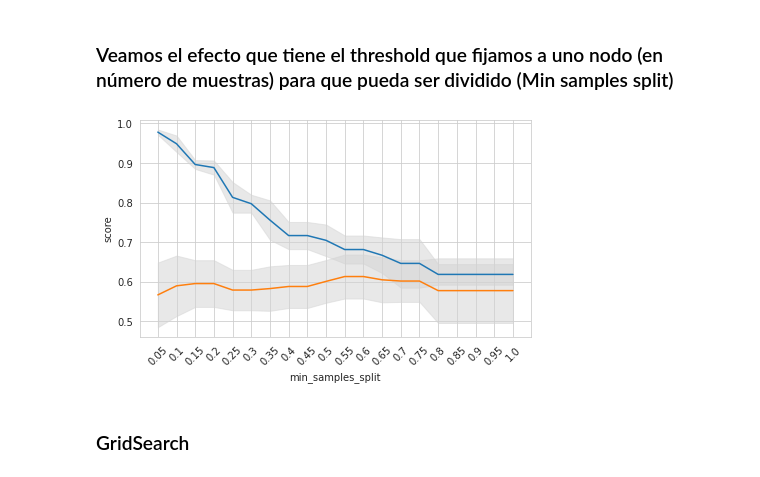
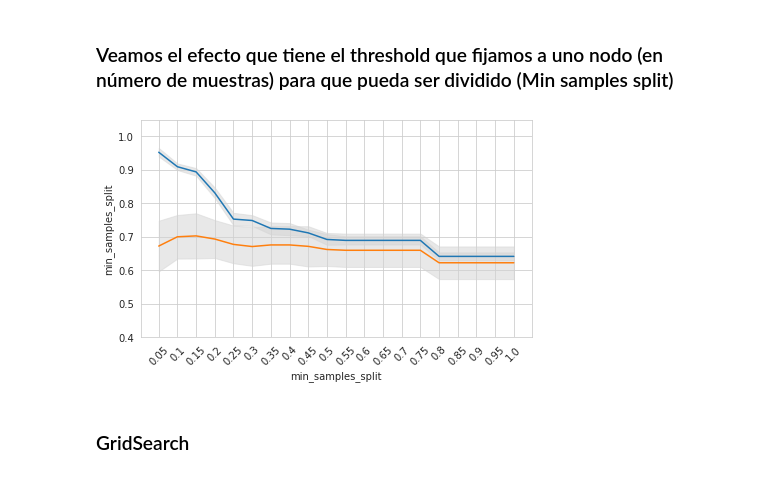
Before and after one commit to JulianaSevero/ML_workshop2020, a Jupyter notebook: notebooks/wb3_trees.ipynb, the cells around one changed output. Saved outputs shown, nothing was run; the diff lists cells and outputs as text; code cells hidden in the pictures.

```diff
--- a/notebooks/wb3_trees.ipynb
+++ b/notebooks/wb3_trees.ipynb
@@ -109,0 +103,34 @@ Name: ClinvarHC, dtype: float64
+# %%
+# Load data and define preprocessing
+SEED = 2718281
+targetcolumn = 'ClinvarHC'
+
+## esto asume que estas parado ya en la carpeta ppal del repositorio
+datapath = './data/clinvarHC_modeling.csv.gz'
+data = pd.read_csv(datapath,sep = ',',index_col='ChrPosRefAlt')
+X,y = data.drop([targetcolumn],axis = 1), data[[targetcolumn]]
+
+## train test
+X_train, X_test, y_train, y_test = train_test_split(X, y, test_size=0.50, random_state=SEED,stratify = y)
+Y_train = y_train[targetcolumn].ravel()
+Y_test = y_test[targetcolumn].ravel()
+
+categorical_feature_mask = X_train.dtypes==object       # esto nos da un vector booleano
+categorical_columns = X_train.columns[categorical_feature_mask].tolist()  # acá picnhamos los nombres de esas columnas
+numerical_columns = X_train.columns[~X_train.columns.isin(categorical_columns)].tolist() # defino las numéricas como el complemento de las categóricas
+
+
+numerical_transformer = Pipeline(steps=[
+    ('num_imputer', SimpleImputer(strategy='median')),
+    ('scaler', StandardScaler(with_mean=False))])  # Esto es una vacancia de Sklearn, no permite aún "centrar" matrizes sparse
+
+
+categorical_transformer = Pipeline(steps=[
+    ('cat_imputer', SimpleImputer(strategy='constant', fill_value='missing')),
+    ('onehot', OneHotEncoder(handle_unknown='ignore'))])
+
+
+preprocessor = ColumnTransformer(transformers = [
+    ('num', numerical_transformer,numerical_columns),
+    ('cat', categorical_transformer,categorical_columns)
+])
@@ -241,9 +247,11 @@ univariate_exploring(pipeline,'max_depth',range = [1,2,3,4,5,6,7,8,9,10],cv = 3)
 # %% [markdown]
 ### Veamos el efecto que tiene el threshold que fijamos a uno nodo (en número de muestras) para que pueda ser dividido (Min samples split)
 # %%
-univariate_exploring(pipeline,'min_samples_split',range = np.linspace(0.05, 1.0, 20, endpoint=True))
+uf.univariate_exploring(pipeline,X= X_train, Y = Y_train, hyp = 'min_samples_split',
+                     range = np.linspace(0.05, 1.0, 20, endpoint=True)
+                     ,ylim = [0.4,1.05])
 # %% [output]
-[figure, old version]
+[figure, new version]
 # %% [markdown]
 ### GridSearch
 # %%
```
Also changed, not shown: parts of 65 cells of this notebook.
